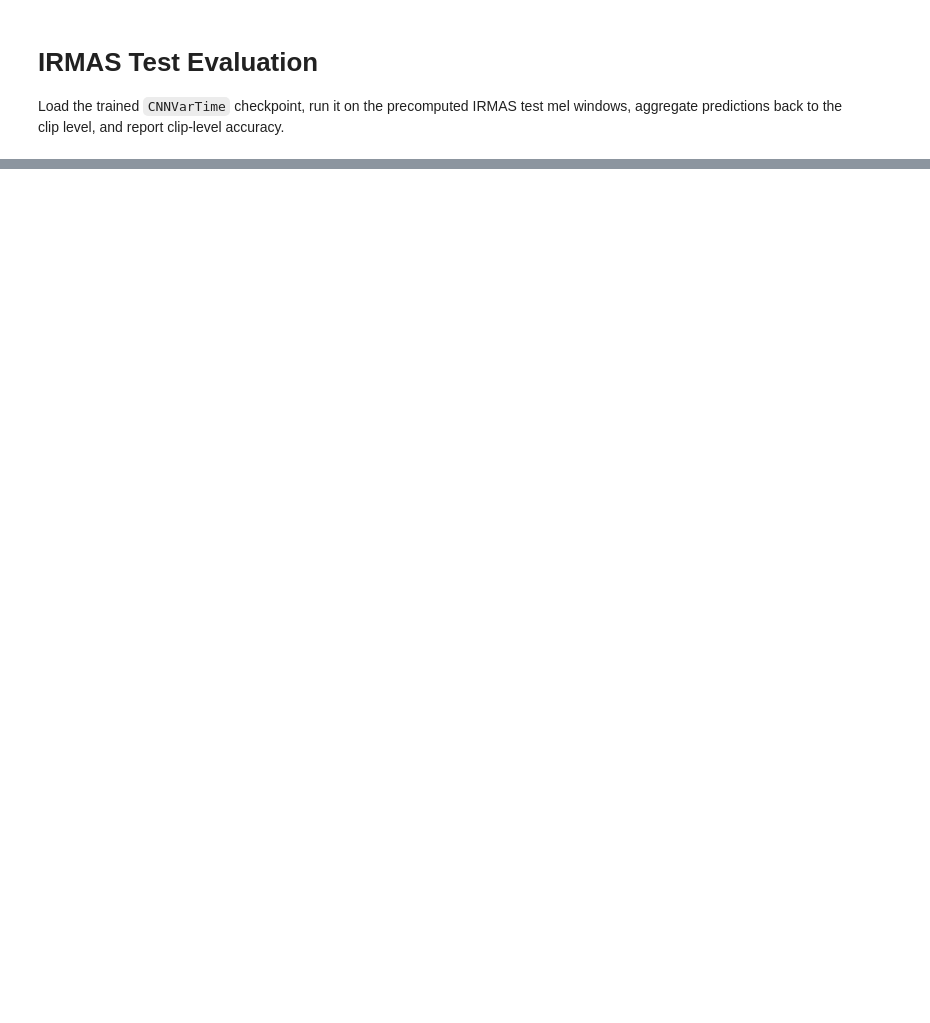
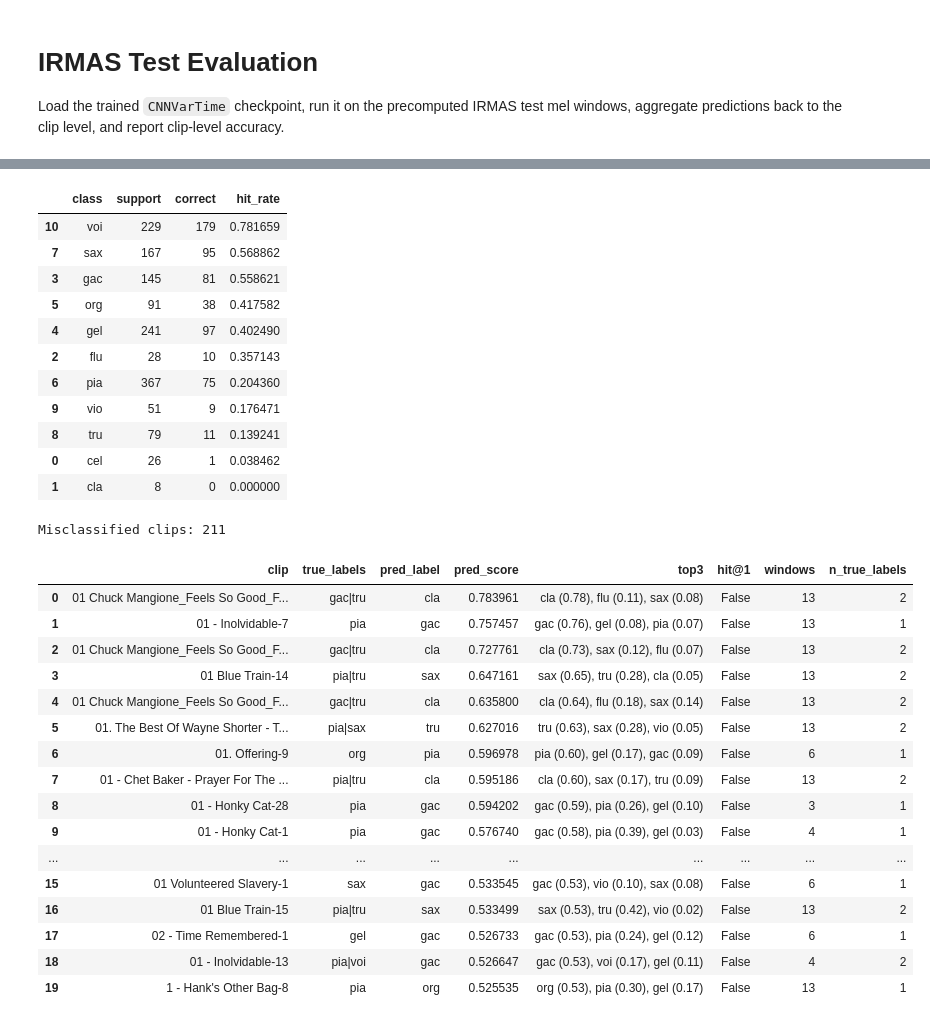
Before and after one commit to hughmancoder/ML-based-analysis-of-sound, a Jupyter notebook: evaluate_single_class.ipynb, the cells around one changed output, grey strips where cells are left out. Saved outputs shown, nothing was run; the diff lists cells and outputs as text; code cells hidden in the pictures; blank space fills up the shorter version.

```diff
--- a/evaluate_single_class.ipynb
+++ b/evaluate_single_class.ipynb
@@ -188,0 +192,62 @@ per_class_df
+# %%
+# ----------------- PER-CLASS BREAKDOWN -----------------
+if "results_df" not in globals():
+    raise RuntimeError("results_df is not defined; run the previous cell first.")
+
+per_class_rows = []
+for idx, cname in enumerate(train_order_names):
+    mask = results_df["true_labels"].str.contains(rf"(?:^|[|]){cname}(?:$|[|])", regex=True, na=False)
+    support = int(mask.sum())
+    correct = int((results_df.loc[mask, "pred_label"] == cname).sum()) if support else 0
+    hit_rate = (correct / support) if support else float("nan")
+    per_class_rows.append({
+        "class": cname,
+        "support": support,
+        "correct": correct,
+        "hit_rate": hit_rate,
+    })
+
+per_class_df = pd.DataFrame(per_class_rows).sort_values("hit_rate", ascending=False)
+try:
+    display(per_class_df)
+except NameError:
+    print(per_class_df.to_string(index=False))
+
+misclassified = results_df[~results_df["hit@1"]]
+print(f"Misclassified clips: {len(misclassified)}")
+if len(misclassified):
+    try:
+        display(misclassified.head(20))
+    except NameError:
+        print(misclassified.head(20).to_string(index=False))
+# %% [output]
+|  | class | support | correct | hit_rate |
+| 10 | voi | 229 | 179 | 0.781659 |
+| 7 | sax | 167 | 95 | 0.568862 |
+| 3 | gac | 145 | 81 | 0.558621 |
+| 5 | org | 91 | 38 | 0.417582 |
+| 4 | gel | 241 | 97 | 0.402490 |
+| 2 | flu | 28 | 10 | 0.357143 |
+| 6 | pia | 367 | 75 | 0.204360 |
+| 9 | vio | 51 | 9 | 0.176471 |
+| 8 | tru | 79 | 11 | 0.139241 |
+| 0 | cel | 26 | 1 | 0.038462 |
+| 1 | cla | 8 | 0 | 0.000000 |
+Misclassified clips: 211
+|  | clip | true_labels | pred_label | pred_score | top3 | hit@1 | windows | n_true_labels |
+| 0 | 01 Chuck Mangione_Feels So Good_F... | gac|tru | cla | 0.783961 | cla (0.78), flu (0.11), sax (0.08) | False | 13 | 2 |
+| 1 | 01 - Inolvidable-7 | pia | gac | 0.757457 | gac (0.76), gel (0.08), pia (0.07) | False | 13 | 1 |
+| 2 | 01 Chuck Mangione_Feels So Good_F... | gac|tru | cla | 0.727761 | cla (0.73), sax (0.12), flu (0.07) | False | 13 | 2 |
+| 3 | 01 Blue Train-14 | pia|tru | sax | 0.647161 | sax (0.65), tru (0.28), cla (0.05) | False | 13 | 2 |
+| 4 | 01 Chuck Mangione_Feels So Good_F... | gac|tru | cla | 0.635800 | cla (0.64), flu (0.18), sax (0.14) | False | 13 | 2 |
+| 5 | 01. The Best Of Wayne Shorter - T... | pia|sax | tru | 0.627016 | tru (0.63), sax (0.28), vio (0.05) | False | 13 | 2 |
+| 6 | 01. Offering-9 | org | pia | 0.596978 | pia (0.60), gel (0.17), gac (0.09) | False | 6 | 1 |
+| 7 | 01 - Chet Baker - Prayer For The ... | pia|tru | cla | 0.595186 | cla (0.60), sax (0.17), tru (0.09) | False | 13 | 2 |
+| 8 | 01 - Honky Cat-28 | pia | gac | 0.594202 | gac (0.59), pia (0.26), gel (0.10) | False | 3 | 1 |
+| 9 | 01 - Honky Cat-1 | pia | gac | 0.576740 | gac (0.58), pia (0.39), gel (0.03) | False | 4 | 1 |
+| ... | ... | ... | ... | ... | ... | ... | ... | ... |
+| 15 | 01 Volunteered Slavery-1 | sax | gac | 0.533545 | gac (0.53), vio (0.10), sax (0.08) | False | 6 | 1 |
+| 16 | 01 Blue Train-15 | pia|tru | sax | 0.533499 | sax (0.53), tru (0.42), vio (0.02) | False | 13 | 2 |
+| 17 | 02 - Time Remembered-1 | gel | gac | 0.526733 | gac (0.53), pia (0.24), gel (0.12) | False | 6 | 1 |
+| 18 | 01 - Inolvidable-13 | pia|voi | gac | 0.526647 | gac (0.53), voi (0.17), gel (0.11) | False | 4 | 2 |
+| 19 | 1 - Hank's Other Bag-8 | pia | org | 0.525535 | org (0.53), pia (0.30), gel (0.17) | False | 13 | 1 |
```
Also changed, not shown: parts of 4 cells of this notebook, 10 other files.
